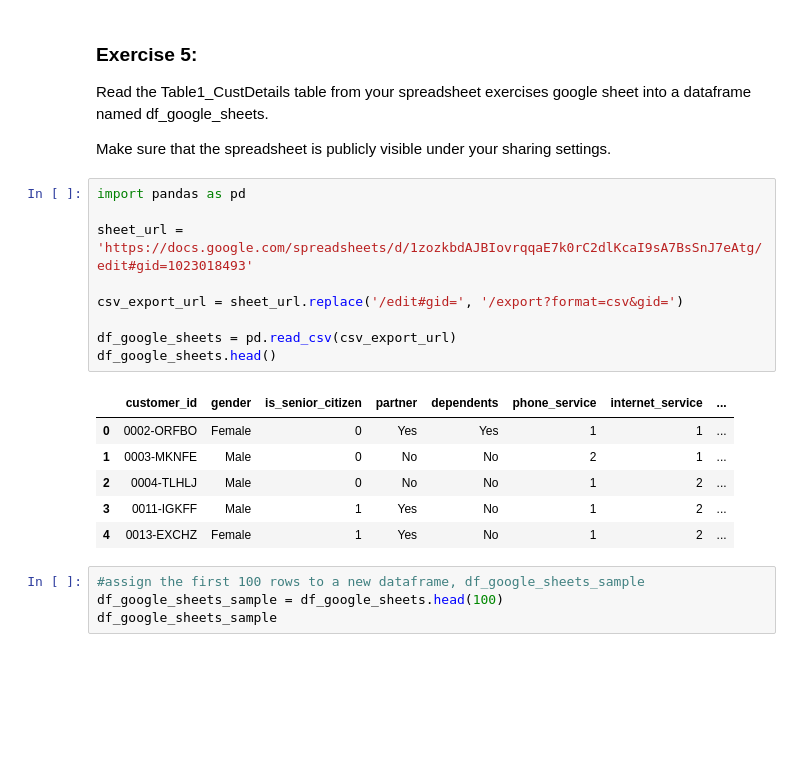
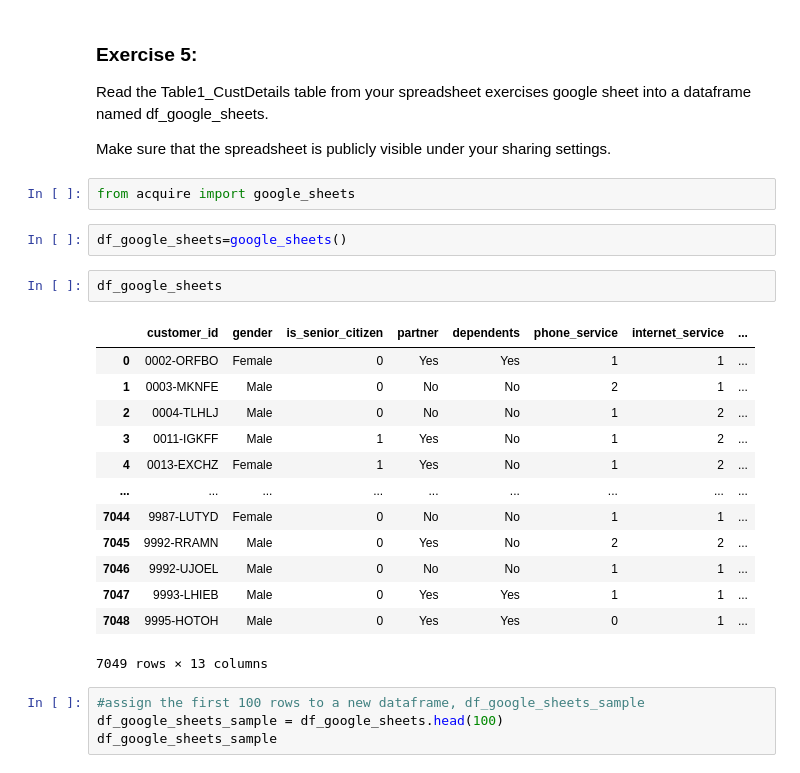
Before and after one commit to jeneyring/classification-exercises, a Jupyter notebook: classification-exercises.ipynb, the cells around one changed output. Saved outputs shown, nothing was run; the diff lists cells and outputs as text; blank space fills up the shorter version.

Commit message:
acquire

```diff
--- a/classification-exercises.ipynb
+++ b/classification-exercises.ipynb
@@ -66,22 +61,26 @@ df_iris.describe()
 Read the Table1_CustDetails table from your spreadsheet exercises google sheet into a dataframe named df_google_sheets.
 
 Make sure that the spreadsheet is publicly visible under your sharing settings.
-# %%
-import pandas as pd
-
-sheet_url = 'https://docs.google.com/spreadsheets/d/1zozkbdAJBIovrqqaE7k0rC2dlKcaI9sA7BsSnJ7eAtg/edit#gid=1023018493'
-
-csv_export_url = sheet_url.replace('/edit#gid=', '/export?format=csv&gid=')
-
-df_google_sheets = pd.read_csv(csv_export_url)
-df_google_sheets.head()
-# %% [output]
-|  | customer_id | gender | is_senior_citizen | partner | dependents | phone_service | internet_service | ... |
-| 0 | 0002-ORFBO | Female | 0 | Yes | Yes | 1 | 1 | ... |
-| 1 | 0003-MKNFE | Male | 0 | No | No | 2 | 1 | ... |
-| 2 | 0004-TLHLJ | Male | 0 | No | No | 1 | 2 | ... |
-| 3 | 0011-IGKFF | Male | 1 | Yes | No | 1 | 2 | ... |
-| 4 | 0013-EXCHZ | Female | 1 | Yes | No | 1 | 2 | ... |
+# %%
+from acquire import google_sheets
+# %%
+df_google_sheets=google_sheets()
+# %%
+df_google_sheets
+# %% [output]
+|  | customer_id | gender | is_senior_citizen | partner | dependents | phone_service | internet_service | ... |
+| 0 | 0002-ORFBO | Female | 0 | Yes | Yes | 1 | 1 | ... |
+| 1 | 0003-MKNFE | Male | 0 | No | No | 2 | 1 | ... |
+| 2 | 0004-TLHLJ | Male | 0 | No | No | 1 | 2 | ... |
+| 3 | 0011-IGKFF | Male | 1 | Yes | No | 1 | 2 | ... |
+| 4 | 0013-EXCHZ | Female | 1 | Yes | No | 1 | 2 | ... |
+| ... | ... | ... | ... | ... | ... | ... | ... | ... |
+| 7044 | 9987-LUTYD | Female | 0 | No | No | 1 | 1 | ... |
+| 7045 | 9992-RRAMN | Male | 0 | Yes | No | 2 | 2 | ... |
+| 7046 | 9992-UJOEL | Male | 0 | No | No | 1 | 1 | ... |
+| 7047 | 9993-LHIEB | Male | 0 | Yes | Yes | 1 | 1 | ... |
+| 7048 | 9995-HOTOH | Male | 0 | Yes | Yes | 0 | 1 | ... |
+7049 rows × 13 columns
 # %%
 #assign the first 100 rows to a new dataframe, df_google_sheets_sample
 df_google_sheets_sample = df_google_sheets.head(100)
```
Also changed, not shown: parts of 21 cells of this notebook, 2 other files.
